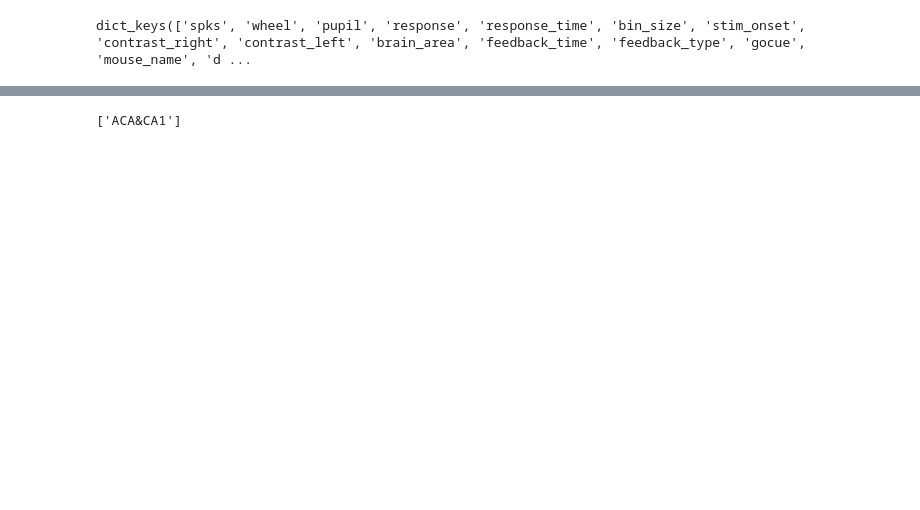
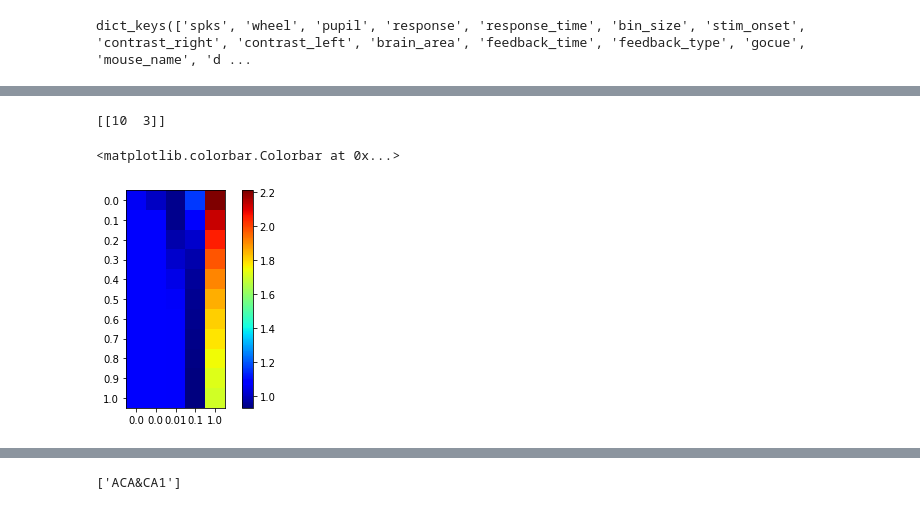
Before and after one commit to manimoh/bahama_nma_project, a Jupyter notebook: Working_example_interaction_model.ipynb, the cells around one changed output, grey strips where cells are left out. Drawn from its saved outputs; the diff is of its cells as text; code cells hidden in the pictures; blank space fills up the shorter version.

```diff
--- a/Working_example_interaction_model.ipynb
+++ b/Working_example_interaction_model.ipynb
@@ -140,6 +140,16 @@ def get_primary_features (data, top_n=3):
         this_features = (this_pca @ this_data.T).T
         primary_features_dict[key] = this_features
     return primary_features_dict
+
+def normalize_dm (dm_in):
+    '''
+    Method to return the dm with columns normalized such that each column's standard deviation is 1
+    '''
+    dm_out = np.array(dm_in)
+    for col in range(dm_out.shape[1]):
+        norm = dm_out[:,col].std()
+        dm_out[:,col] =  dm_out[:,col]/norm
+    return dm_out
 # %%
 #@title Preprocessing Data
 # Combining areas based on our 'expertise' (LOL)
@@ -398,6 +408,9 @@ for pair in two_at_a_time:
             this_row.extend(make_features_for_these_regions(primary_features_test[r1][i], primary_features_test[r2][i]))
             dm_test.append(this_row)
 
+        # Normalize outer dms
+        dm_tv = normalize_dm(dm_tv)
+        dm_test = normalize_dm(dm_test)
         lratio_range = np.arange(0,1.01,0.1)
         c_range = np.logspace(-4,0, num = 5)
         # lratio_range = np.arange(0,1.01,0.4)
@@ -439,6 +452,11 @@ for pair in two_at_a_time:
                 this_row.extend(make_features_for_these_regions(primary_features_train[r1][i], primary_features_train[r2][i]))
                 dm_train.append(this_row)
 
+            # Normalize all design matrices so that standard deviation for the column is 1
+            # This is done by dividing each column by its standard deviation
+            dm_train = normalize_dm(dm_train)
+            dm_valid = normalize_dm(dm_valid)
+
             for c1 in lratio_range:
                 for c2 in c_range:
                     this_model = LogisticRegression(penalty='elasticnet', l1_ratio=c1, C=c2, solver='saga', fit_intercept=True, multi_class='multinomial', max_iter=10000).fit(dm_train, Y_train)
@@ -466,10 +484,12 @@ for pair in two_at_a_time:
         reported_accuracies.append(this_best_correct/Y_test.shape[0])
         this_best_nLL = log_loss(Y_test, this_best_prob, labels=np.array([-1,0,1], dtype='float32'))
         reported_NLL.append(this_best_nLL)
+        two_at_a_time[pair].append((this_best_model, this_ht,this_best_correct/Y_test.shape[0], this_best_nLL))
 
-    two_at_a_time[pair] = (np.mean(reported_NLL), np.round(np.mean(reported_accuracies)*100,2))
-    print(pair, ': NLL: ', str(two_at_a_time[pair][0]), ',Accuracy: ', str(two_at_a_time[pair][1]) , '%')
-    # break
+#     two_at_a_time[pair] = (np.mean(reported_NLL), np.round(np.mean(reported_accuracies)*100,2), )
+    print(pair, ': NLL: ', np.round(np.mean([x[3] for x in two_at_a_time[pair]]),3), ', Accuracy: ',\
+          np.round(np.mean([x[2] for x in two_at_a_time[pair]])*100,2) , '%')
+#     break
 
         # Sanity check to see if it works
         # a = hyper_table.to_numpy(dtype='float32')
@@ -483,0 +520,18 @@ for pair in two_at_a_time:
+# %%
+# Viewing hyper-parameter dict
+
+a = [x[1] for x in two_at_a_time['ACA&DG']]
+a = np.mean(a,axis=0)
+print(np.argwhere(a==a.min()))
+# a = two_at_a_time['ACA&CA1'][5][1]
+fig, ax = plt.subplots()
+pos = ax.imshow(a, cmap='jet')
+ax.set_yticks(np.arange(lratio_range.shape[0]))
+ax.set_yticklabels(np.round(lratio_range,2))
+ax.set_xticks(np.arange(c_range.shape[0]))
+ax.set_xticklabels(np.round(c_range,2))
+fig.colorbar(pos)
+# %% [output]
+[[10  3]]
+<matplotlib.colorbar.Colorbar at 0x...>
+[figure, added]
```
Also changed, not shown: parts of 3 cells of this notebook, 2 other files.
